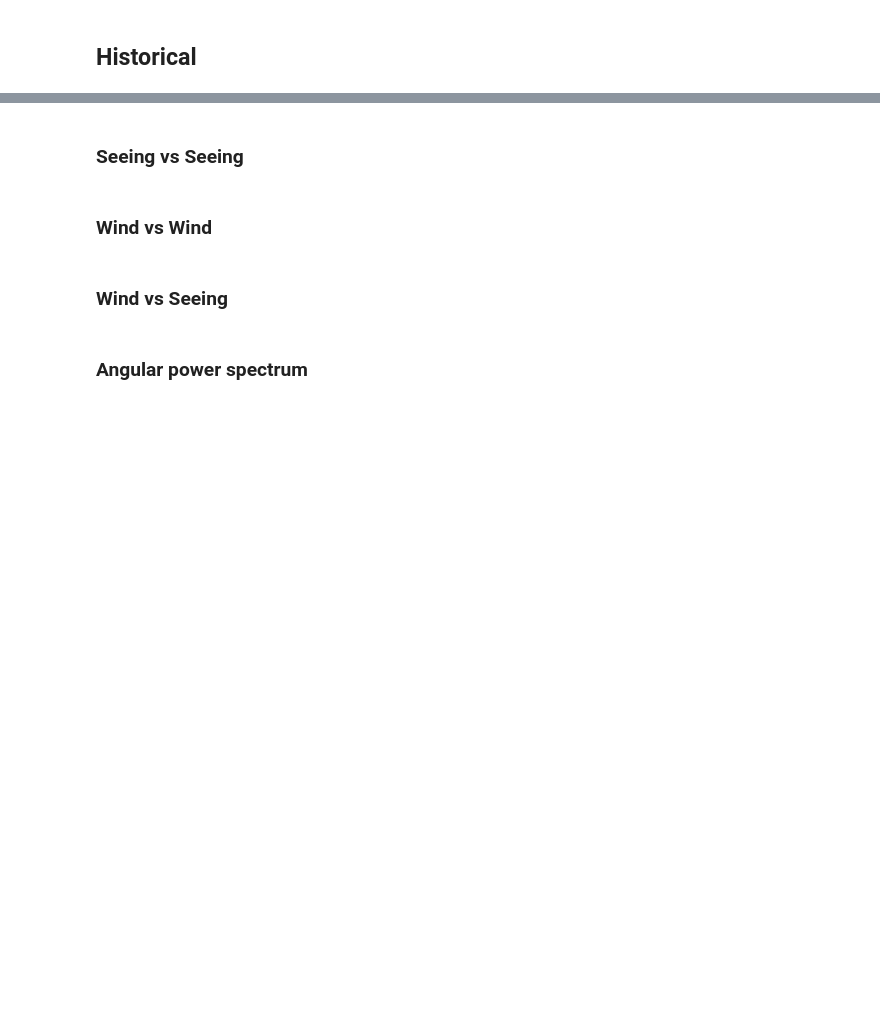
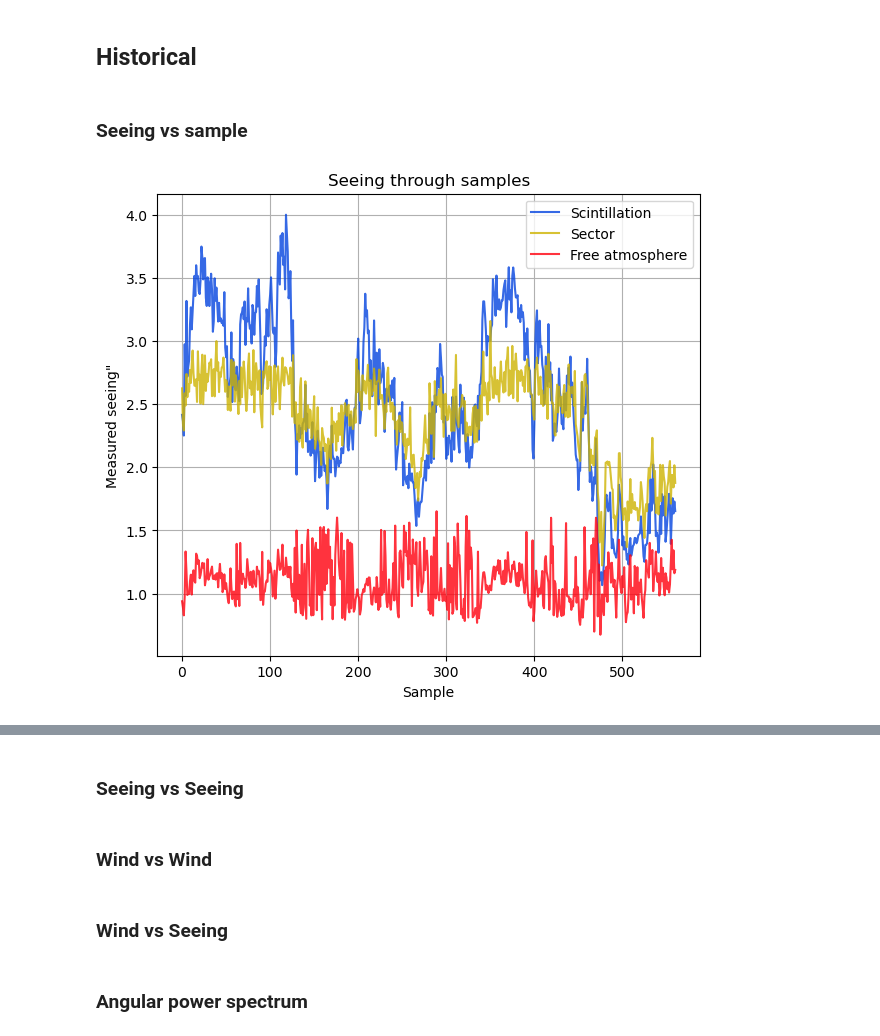
Before and after one commit to lsst-so/notebooks_dhurtado, a Jupyter notebook: notebooks/summit/rso-163/ringsim/simanalysis.ipynb, the cells around one changed output, grey strips where cells are left out. Drawn from its saved outputs; the diff is of its cells as text; code cells hidden in the pictures; blank space fills up the shorter version.

```diff
--- a/notebooks/summit/rso-163/ringsim/simanalysis.ipynb
+++ b/notebooks/summit/rso-163/ringsim/simanalysis.ipynb
@@ -251,2 +285,25 @@ df_results
 # %% [markdown]
 ## Historical
+# %% [markdown]
+### Seeing vs sample
+# %%
+# Measured seeing vs. input seeing
+plt.figure(figsize=(7, 6))
+
+
+plt.plot(df_results['see_arcsec'], color='xkcd:blue', alpha=0.8, label='Scintillation')
+
+plt.plot(df_results['see2_arcsec'], color='xkcd:mustard', alpha=0.8, label='Sector')
+
+plt.plot(df_results['fsee_arcsec'], color='xkcd:bright red', alpha=0.8, label='Free atmosphere')
+
+
+
+plt.xlabel('Sample')
+plt.ylabel('Measured seeing"')
+plt.title('Seeing through samples')
+plt.legend()
+plt.grid(True)
+plt.show()
+# %% [output]
+[figure, added]
```
Also changed, not shown: parts of 7 cells of this notebook, 8 other files.
